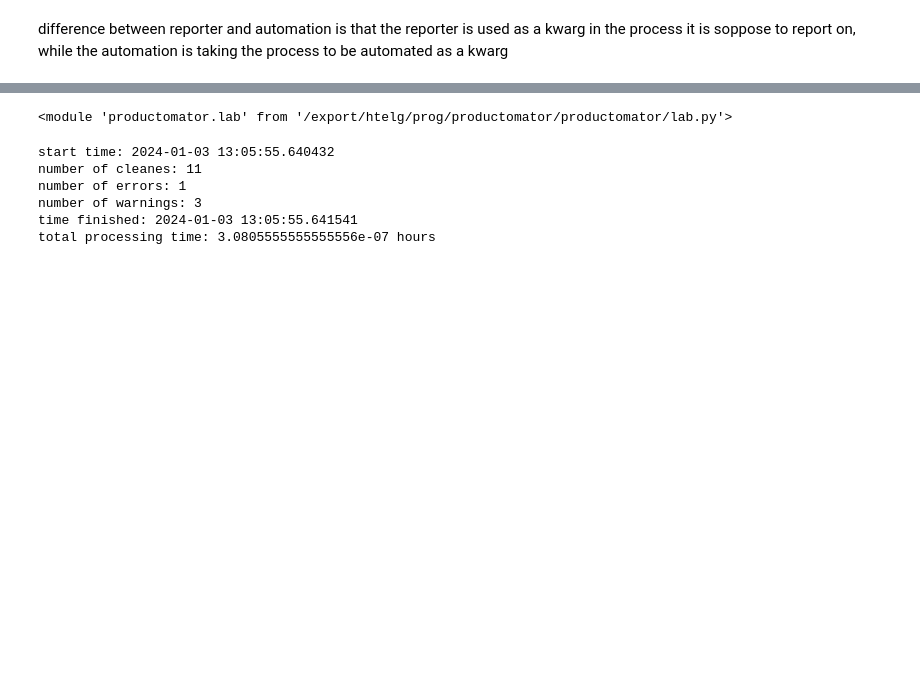
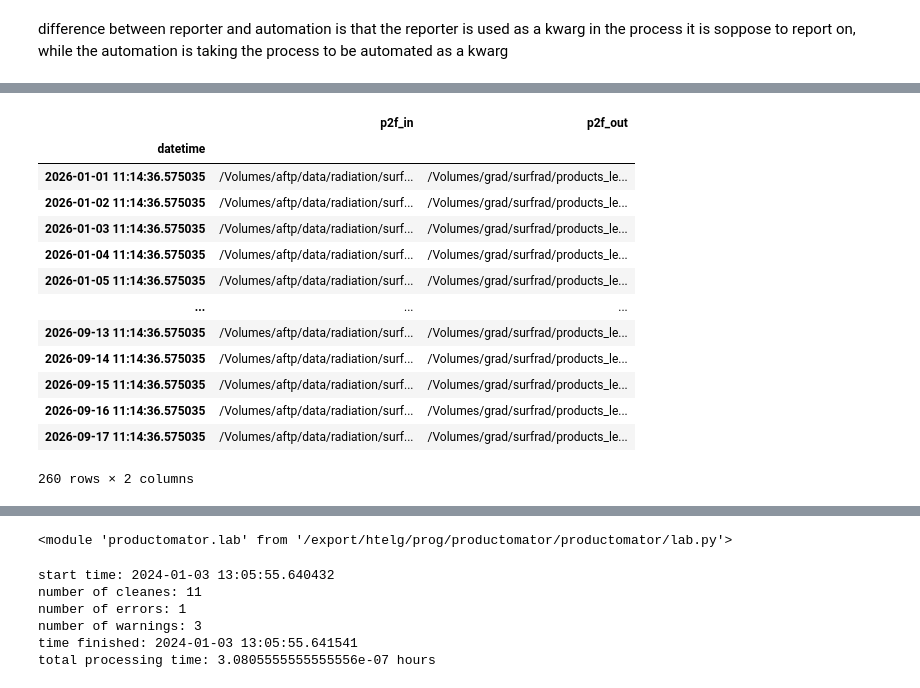
Before and after one commit to hagne/productomator, a Jupyter notebook: examples/getting_started.ipynb, the cells around one changed output, grey strips where cells are left out. Cells and saved outputs as stored; diff of their text form; code cells hidden in the pictures; blank space fills up the shorter version.

Commit message:
replaced the search and formatting of files with a single formatting string

```diff
--- a/examples/getting_started.ipynb
+++ b/examples/getting_started.ipynb
@@ -12,0 +21,18 @@ difference between reporter and automation is that the reporter is used as a kwa
+# %%
+site = 'tbl'
+wi = prowo.Workplanner(
+                p2fld_in=f'/Volumes/aftp/data/radiation/surfrad/{site}/2026',
+                p2fld_out='/Volumes/grad/surfrad/products_level1/radiation_netcdf/',
+                 database = None,
+                 date_from_name = None,
+                 output_file_format =  'productname_{date}.nc', #lalalal_{date}.nc'
+                 file_name_format = '*{date:%y%j}*',
+                 start = None,
+                 end = None,
+                days = 360,
+                 input_directory_structure = 'flat',
+                 output_directory_structure = None,
+                 file_complete_check = False, # only allows processing of files that are complete
+                 reporter = None,
+                 verbose = True,)
+self = wi
@@ -12,0 +41,3 @@ difference between reporter and automation is that the reporter is used as a kwa
+# %%
+wi.masterplan
+# %% [output]
@@ -12,0 +45,14 @@ difference between reporter and automation is that the reporter is used as a kwa
+|  | p2f_in | p2f_out |
+| datetime |  |  |
+| 2026-01-01 11:14:36.575035 | /Volumes/aftp/data/radiation/surf... | /Volumes/grad/surfrad/products_le... |
+| 2026-01-02 11:14:36.575035 | /Volumes/aftp/data/radiation/surf... | /Volumes/grad/surfrad/products_le... |
+| 2026-01-03 11:14:36.575035 | /Volumes/aftp/data/radiation/surf... | /Volumes/grad/surfrad/products_le... |
+| 2026-01-04 11:14:36.575035 | /Volumes/aftp/data/radiation/surf... | /Volumes/grad/surfrad/products_le... |
+| 2026-01-05 11:14:36.575035 | /Volumes/aftp/data/radiation/surf... | /Volumes/grad/surfrad/products_le... |
+| ... | ... | ... |
+| 2026-09-13 11:14:36.575035 | /Volumes/aftp/data/radiation/surf... | /Volumes/grad/surfrad/products_le... |
+| 2026-09-14 11:14:36.575035 | /Volumes/aftp/data/radiation/surf... | /Volumes/grad/surfrad/products_le... |
+| 2026-09-15 11:14:36.575035 | /Volumes/aftp/data/radiation/surf... | /Volumes/grad/surfrad/products_le... |
+| 2026-09-16 11:14:36.575035 | /Volumes/aftp/data/radiation/surf... | /Volumes/grad/surfrad/products_le... |
+| 2026-09-17 11:14:36.575035 | /Volumes/aftp/data/radiation/surf... | /Volumes/grad/surfrad/products_le... |
+260 rows × 2 columns
```
Also changed, not shown: parts of 15 cells of this notebook, 1 other file.
